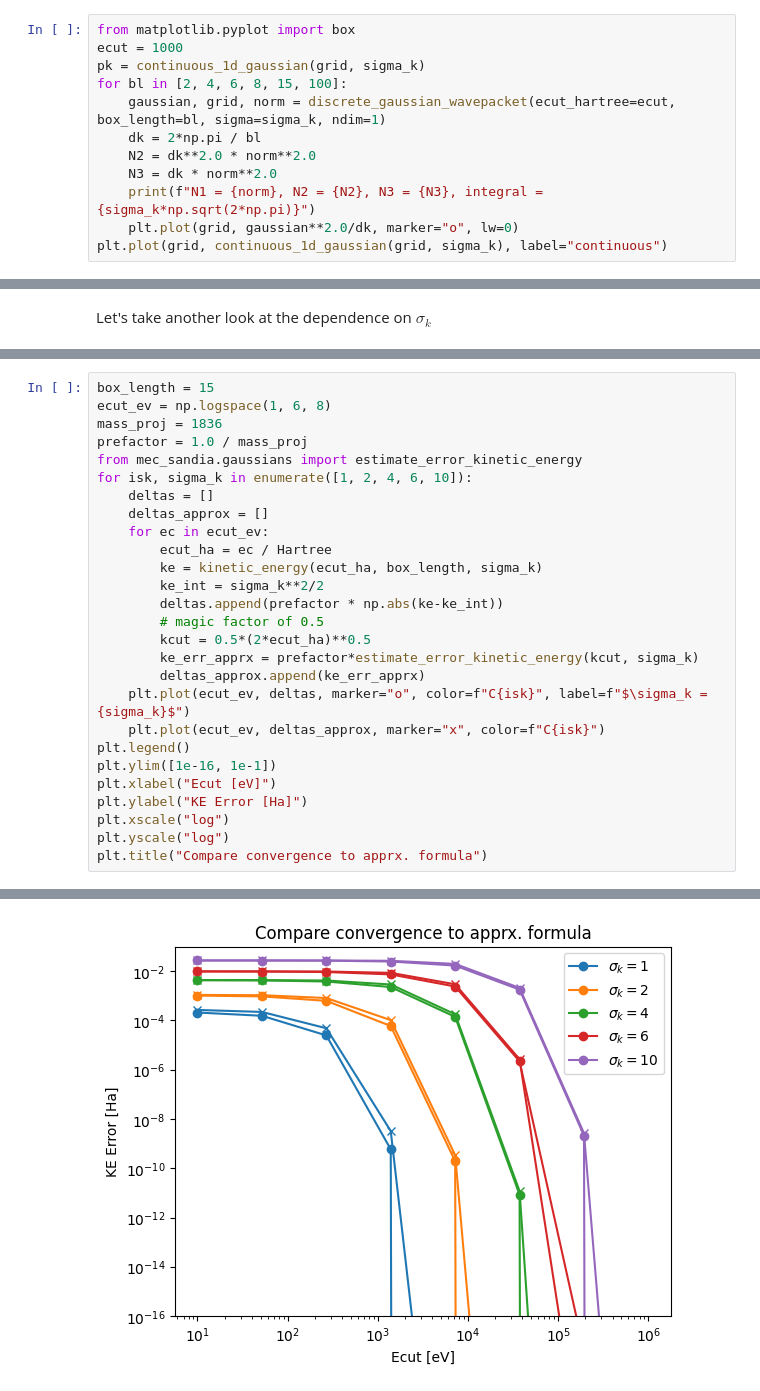
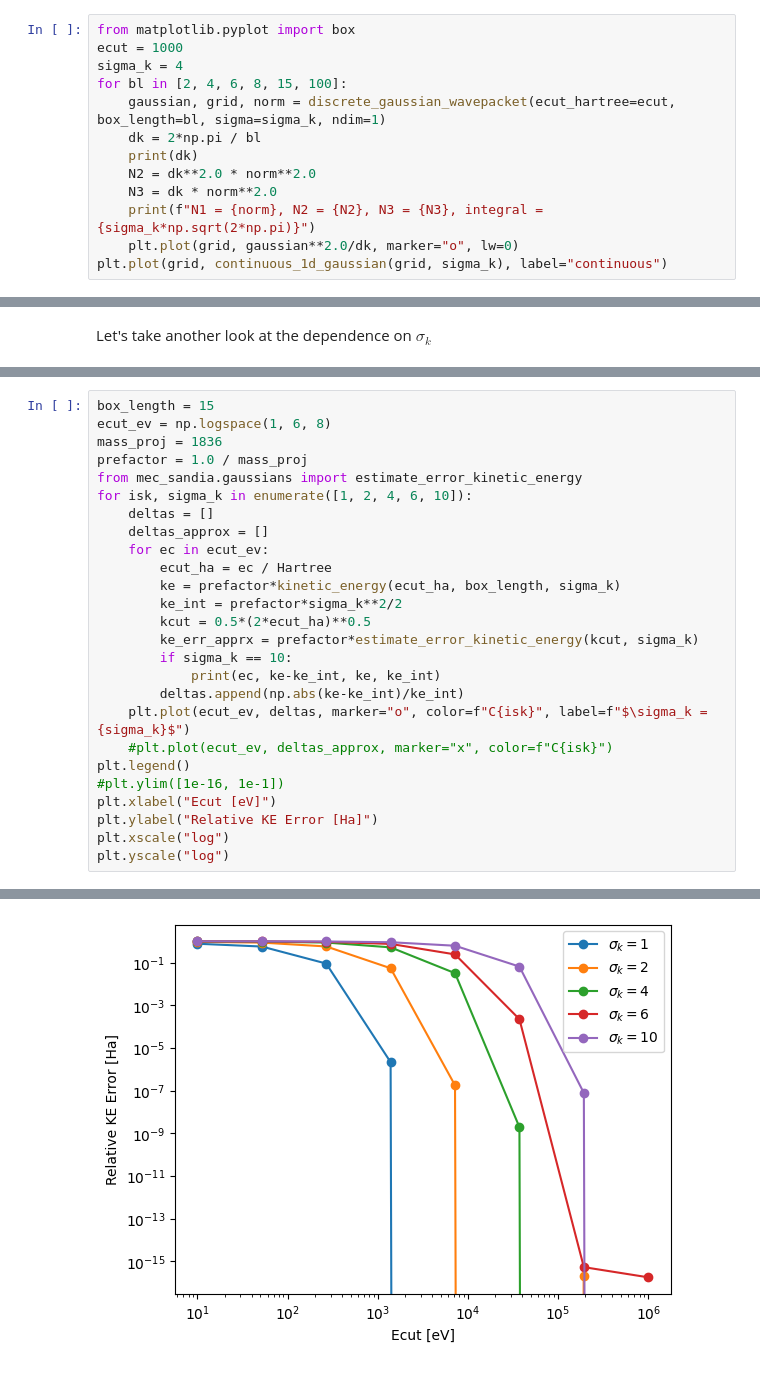
Before and after one commit to ncrubin/mec-sandia, a Jupyter notebook: notebooks/gaussian_conv_double_check.ipynb, the cells around one changed output, grey strips where cells are left out. Saved outputs shown, nothing was run; the diff lists cells and outputs as text.

```diff
--- a/notebooks/gaussian_conv_double_check.ipynb
+++ b/notebooks/gaussian_conv_double_check.ipynb
@@ -60,10 +60,11 @@ to ensure the discrete version lie on the same line we should divide the probabl
 # %%
 from matplotlib.pyplot import box
 ecut = 1000
-pk = continuous_1d_gaussian(grid, sigma_k)
+sigma_k = 4
 for bl in [2, 4, 6, 8, 15, 100]:
     gaussian, grid, norm = discrete_gaussian_wavepacket(ecut_hartree=ecut, box_length=bl, sigma=sigma_k, ndim=1)
     dk = 2*np.pi / bl
+    print(dk)
     N2 = dk**2.0 * norm**2.0
     N3 = dk * norm**2.0
     print(f"N1 = {norm}, N2 = {N2}, N3 = {N3}, integral = {sigma_k*np.sqrt(2*np.pi)}")
@@ -108,20 +155,19 @@ for isk, sigma_k in enumerate([1, 2, 4, 6, 10]):
     deltas_approx = []
     for ec in ecut_ev:
         ecut_ha = ec / Hartree
-        ke = kinetic_energy(ecut_ha, box_length, sigma_k)
-        ke_int = sigma_k**2/2
-        deltas.append(prefactor * np.abs(ke-ke_int))
-        # magic factor of 0.5
+        ke = prefactor*kinetic_energy(ecut_ha, box_length, sigma_k)
+        ke_int = prefactor*sigma_k**2/2
         kcut = 0.5*(2*ecut_ha)**0.5
         ke_err_apprx = prefactor*estimate_error_kinetic_energy(kcut, sigma_k)
-        deltas_approx.append(ke_err_apprx)
+        if sigma_k == 10:
+            print(ec, ke-ke_int, ke, ke_int)
+        deltas.append(np.abs(ke-ke_int)/ke_int)
     plt.plot(ecut_ev, deltas, marker="o", color=f"C{isk}", label=f"$\sigma_k = {sigma_k}$")
-    plt.plot(ecut_ev, deltas_approx, marker="x", color=f"C{isk}")
+    #plt.plot(ecut_ev, deltas_approx, marker="x", color=f"C{isk}")
 plt.legend()
-plt.ylim([1e-16, 1e-1])
+#plt.ylim([1e-16, 1e-1])
 plt.xlabel("Ecut [eV]")
-plt.ylabel("KE Error [Ha]")
+plt.ylabel("Relative KE Error [Ha]")
 plt.xscale("log")
 plt.yscale("log")
-plt.title("Compare convergence to apprx. formula")
 # %% [output]
@@ -129 +182 @@ Text(0.5, 1.0, 'Compare convergence to apprx. formula')
-[figure, old version]
+[figure, new version]
```
Also changed, not shown: parts of 9 cells of this notebook, 2 other files.
